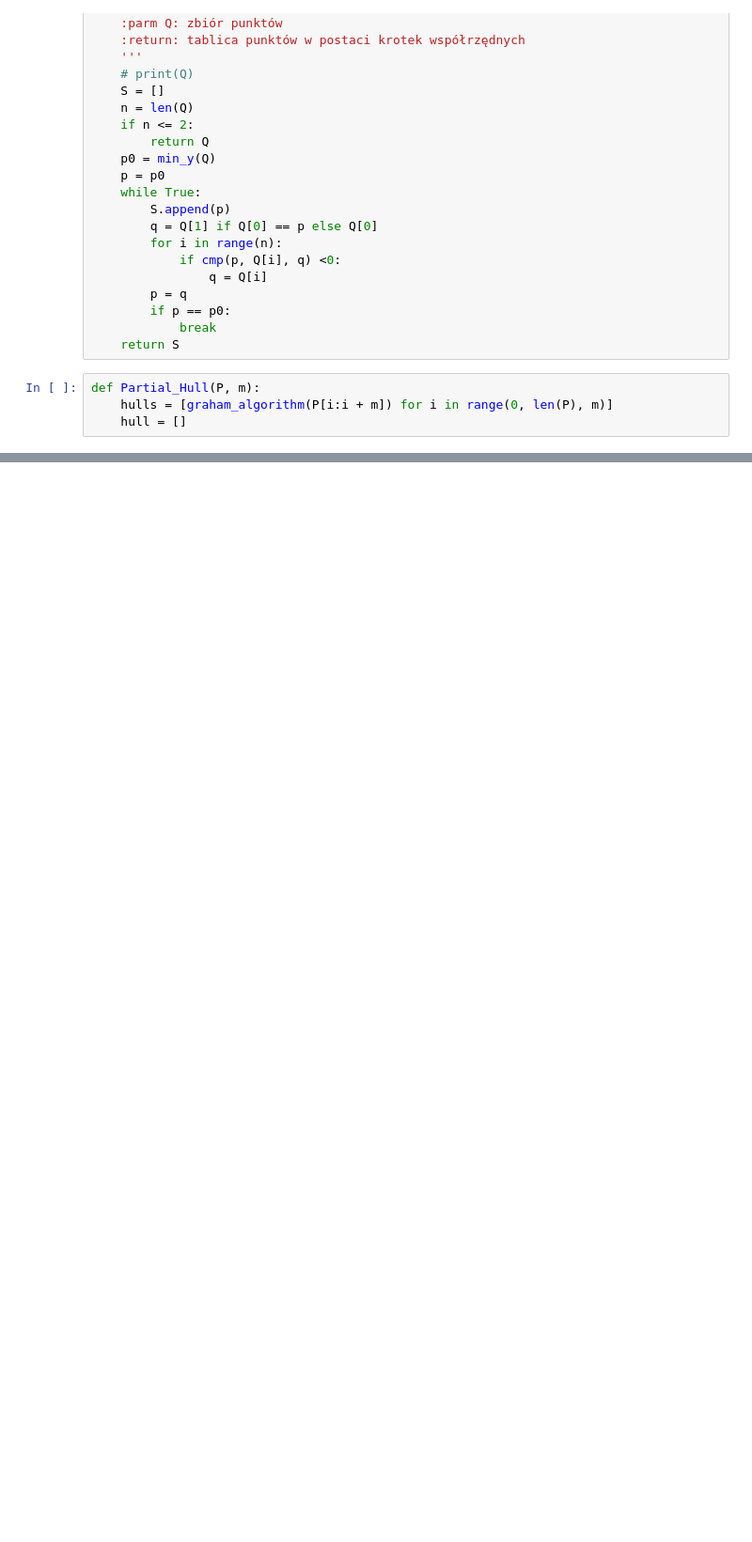
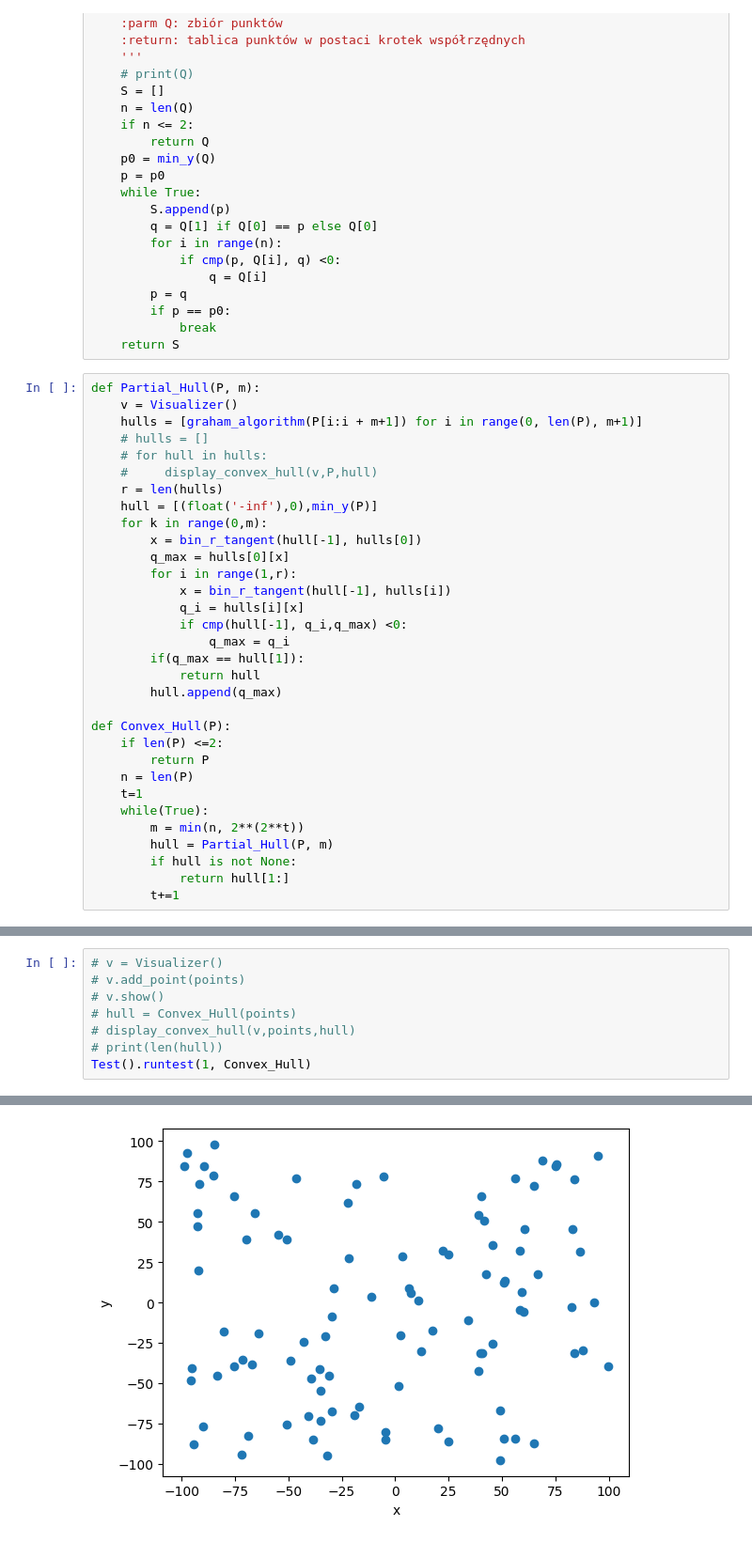
Before and after one commit to DEFALT314/geometric-algorithms-convex-hull, a Jupyter notebook: algosy/Chan.ipynb, the cells around one changed output, grey strips where cells are left out. Shown at 94% size. Cells and saved outputs as stored; diff of their text form; blank space fills up the shorter version.

```diff
--- a/algosy/Chan.ipynb
+++ b/algosy/Chan.ipynb
@@ -170,7 +197,35 @@ def jarvis_algorithm(Q):
         if p == p0:
             break
     return S
-# %%
-def Partial_Hull(P, m):
-    hulls = [graham_algorithm(P[i:i + m]) for i in range(0, len(P), m)]
-    hull = []
+# %%
+def Partial_Hull(P, m):
+    v = Visualizer()
+    hulls = [graham_algorithm(P[i:i + m+1]) for i in range(0, len(P), m+1)]
+    # hulls = []
+    # for hull in hulls:
+    #     display_convex_hull(v,P,hull)
+    r = len(hulls)
+    hull = [(float('-inf'),0),min_y(P)]
+    for k in range(0,m):
+        x = bin_r_tangent(hull[-1], hulls[0])
+        q_max = hulls[0][x]
+        for i in range(1,r):
+            x = bin_r_tangent(hull[-1], hulls[i])
+            q_i = hulls[i][x]
+            if cmp(hull[-1], q_i,q_max) <0:
+                q_max = q_i
+        if(q_max == hull[1]):
+            return hull
+        hull.append(q_max)
+
+def Convex_Hull(P):
+    if len(P) <=2:
+        return P
+    n = len(P)
+    t=1
+    while(True):
+        m = min(n, 2**(2**t))
+        hull = Partial_Hull(P, m)
+        if hull is not None:
+            return hull[1:]
+        t+=1
@@ -176,0 +239,9 @@ def Partial_Hull(P, m):
+# %%
+# v = Visualizer()
+# v.add_point(points)
+# v.show()
+# hull = Convex_Hull(points)
+# display_convex_hull(v,points,hull)
+# print(len(hull))
+Test().runtest(1, Convex_Hull)
+# %% [output]
@@ -176,0 +261 @@ def Partial_Hull(P, m):
+[figure, added]
```
Also changed, not shown: parts of 6 cells of this notebook.
